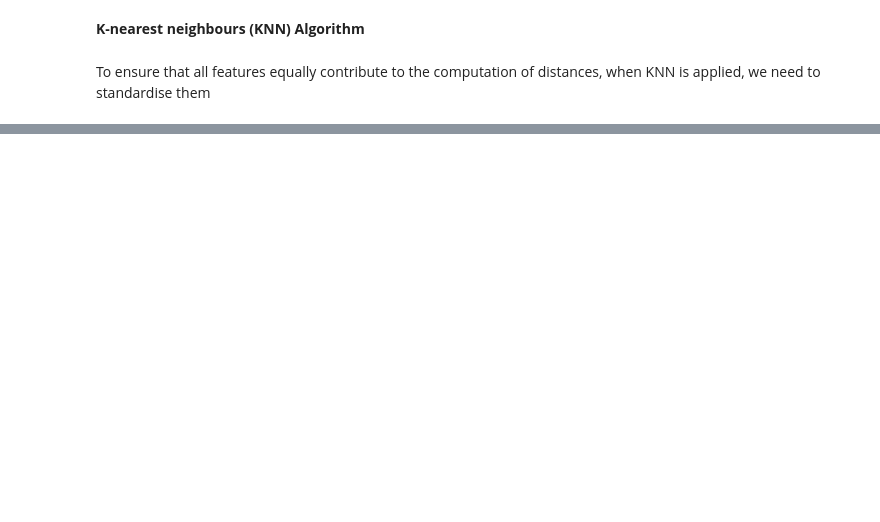
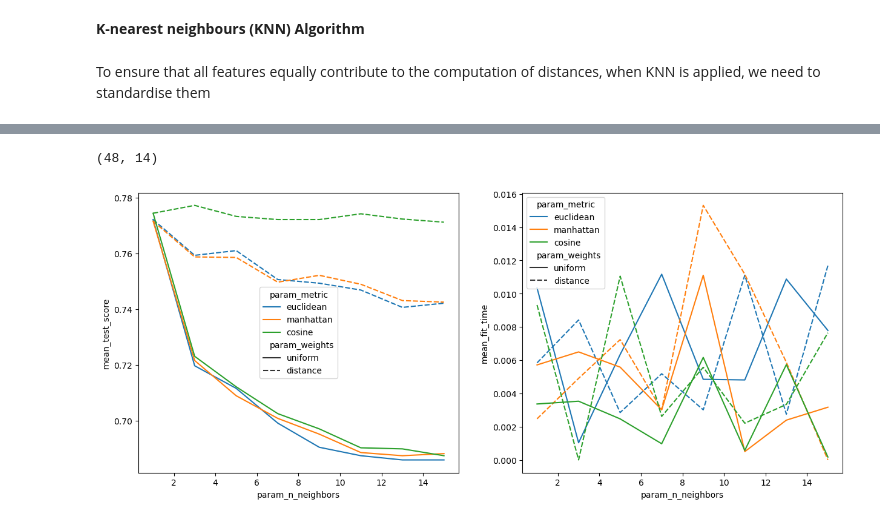
Before and after one commit to MSC-DS-Y1/Applied-Machine-Learning-Project, a Jupyter notebook: src/models/jeantide/main.ipynb, the cells around one changed output, grey strips where cells are left out. Saved outputs shown, nothing was run; the diff lists cells and outputs as text; code cells hidden in the pictures; blank space fills up the shorter version.

```diff
--- a/src/models/jeantide/main.ipynb
+++ b/src/models/jeantide/main.ipynb
@@ -44,16 +32,13 @@ Now that the dataset is balanced, need to split the data into training (70%), te
 # %%
 from sklearn.model_selection import train_test_split
 
-#training data is 70%, 30% of dataset is a temporary one which will be further split
-X_train, X_temp, y_train, y_temp = train_test_split(features, target, test_size = 0.3, random_state = 42)
+#training data is 80%, test is 20%
+X_train, X_test, y_train, y_test = train_test_split(features, target, test_size = 0.2, random_state = 42)
 
-#splitting the temp dataset into validation and testing data
-X_test, X_val, y_test, y_val = train_test_split(X_temp, y_temp, test_size=10/30, random_state=42)
 
 #checking split
 print("Total number of datapoints: "+str(features.shape[0]))
 print("Number of datapoints in the training set: "+str(X_train.shape[0]))
-print("Number of datapoints in the validation set: "+str(X_val.shape[0]))
 print("Number of datapoints in the test set: "+str(X_test.shape[0]))
 # %% [output]
 Total number of datapoints: 6627
@@ -368,0 +140,3 @@ accuracy here is better and without having gone through PCA
+# %%
+df_results = pd.DataFrame(grid_search.cv_results_)
+df_results.head()
@@ -368,0 +150,13 @@ accuracy here is better and without having gone through PCA
+# %%
+df_results.shape
+# %% [output]
+(48, 14)
+# %%
+import seaborn as sns
+fig, ax = plt.subplots(1, 2, figsize=(15, 6))
+
+sns.lineplot(data=df_results, x='param_n_neighbors', y='mean_test_score', hue = 'param_metric', style = 'param_weights', ax = ax[0])
+sns.lineplot(data=df_results, x='param_n_neighbors', y='mean_fit_time', hue = 'param_metric', style = 'param_weights', ax = ax[1])
+plt.show()
+# %% [output]
+[figure, added]
```
Also changed, not shown: parts of 41 cells of this notebook.
